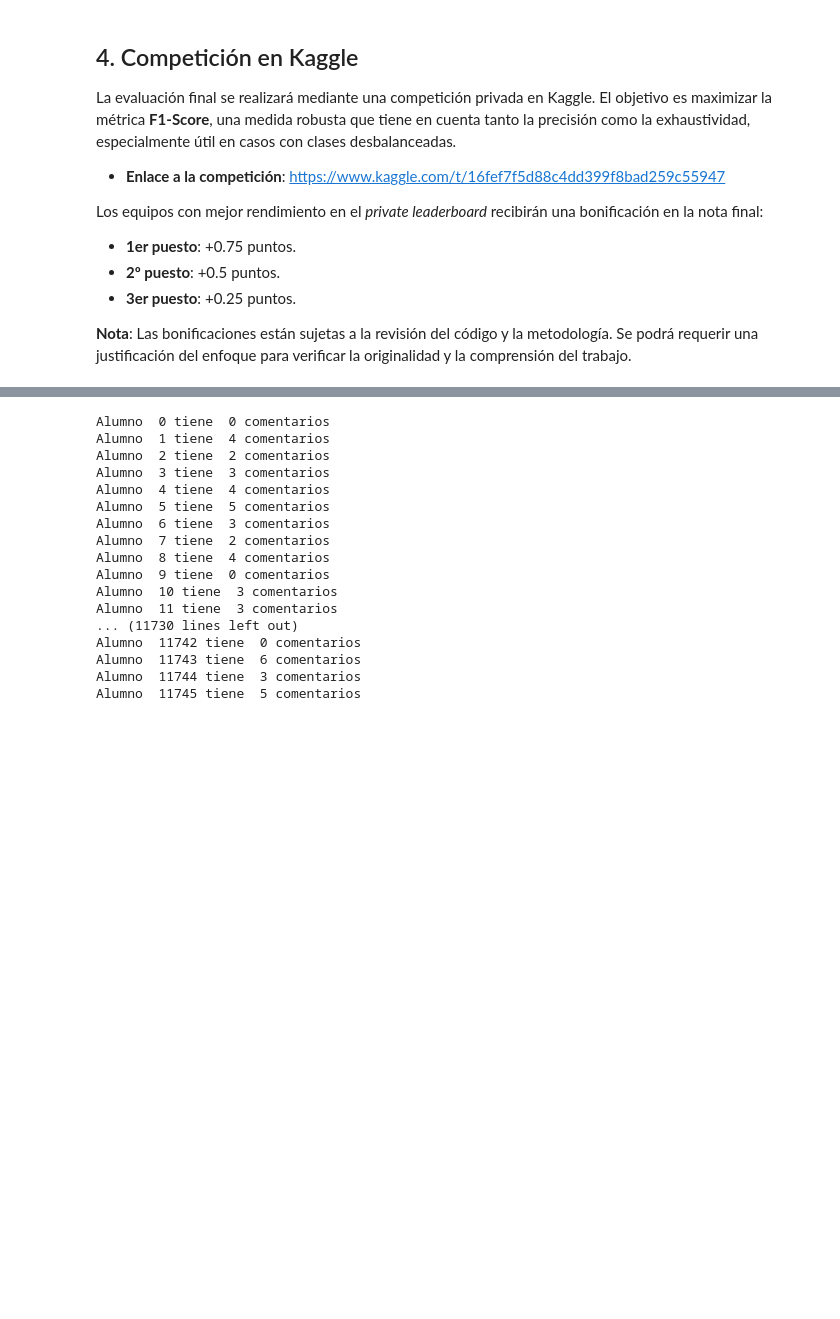
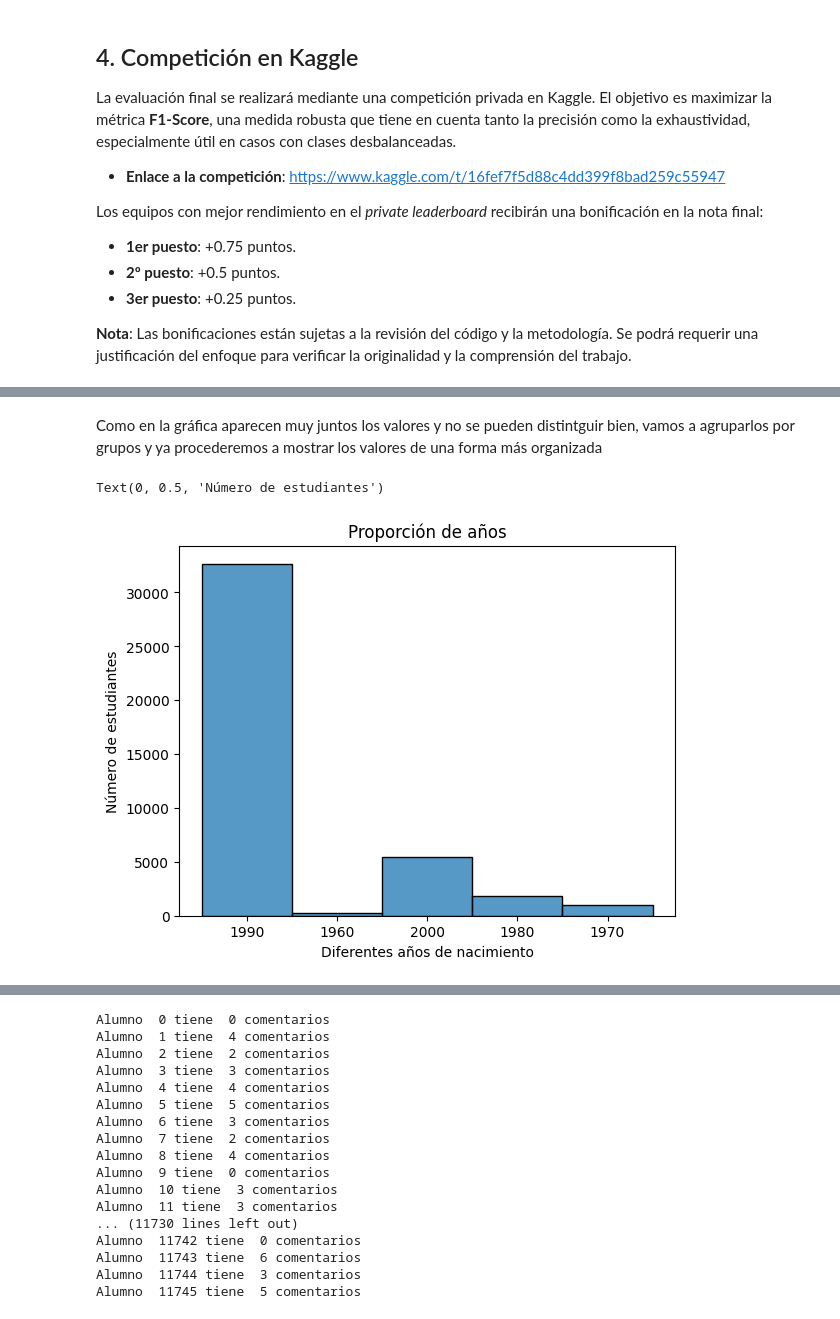
Before and after one commit to GuillermoMorcillo/Practica1Mineria, a Jupyter notebook: Práctica 1 - Análisis, procesamiento y validación .ipynb, the cells around one changed output, grey strips where cells are left out. Saved outputs shown, nothing was run; the diff lists cells and outputs as text; code cells hidden in the pictures; blank space fills up the shorter version.

```diff
--- a/Práctica 1 - Análisis, procesamiento y validación .ipynb
+++ b/Práctica 1 - Análisis, procesamiento y validación .ipynb
@@ -277,0 +276,24 @@ contar_cadenas(df, columna):
+# %% [markdown]
+Como en la gráfica aparecen muy juntos los valores y no se pueden distintguir bien, vamos a agruparlos por grupos y ya procederemos a mostrar los valores de una forma más organizada
+# %%
+def intervalo_nacimientos(df):
+    df_junto = df.copy()
+    equivalencias = {}
+    for x in range(1964,1970): equivalencias[str(x)] = "1960"
+    for x in range(1970,1980): equivalencias[str(x)] = "1970"
+    for x in range(1980,1990): equivalencias[str(x)] = "1980"
+    for x in range(1990,2000): equivalencias[str(x)] = "1990"
+    for x in [2000,2001]: equivalencias[str(x)] = "2000"
+    df_junto = df_junto.apply(lambda row: equivalencias[row])
+    return df_junto
+
+df_nacimiento = df_train["nacimiento"].apply(lambda row: row[0:4])
+df_nacimiento = intervalo_nacimientos(df_nacimiento)
+
+sns.histplot(df_nacimiento)
+plt.title("Proporción de años")
+plt.xlabel("Diferentes años de nacimiento")
+plt.ylabel("Número de estudiantes")
+# %% [output]
+Text(0, 0.5, 'Número de estudiantes')
+[figure, added]
```
Also changed, not shown: parts of 32 cells of this notebook.
